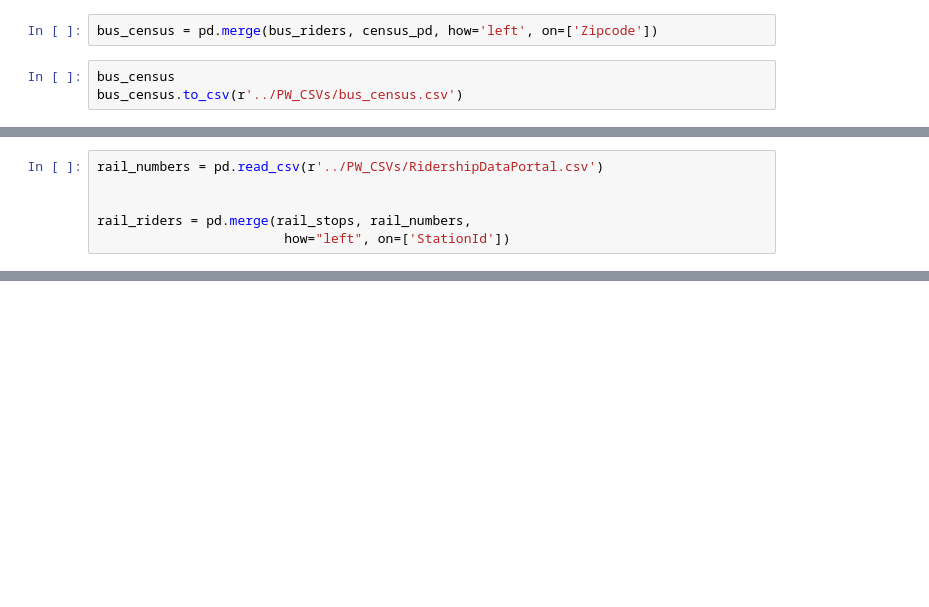
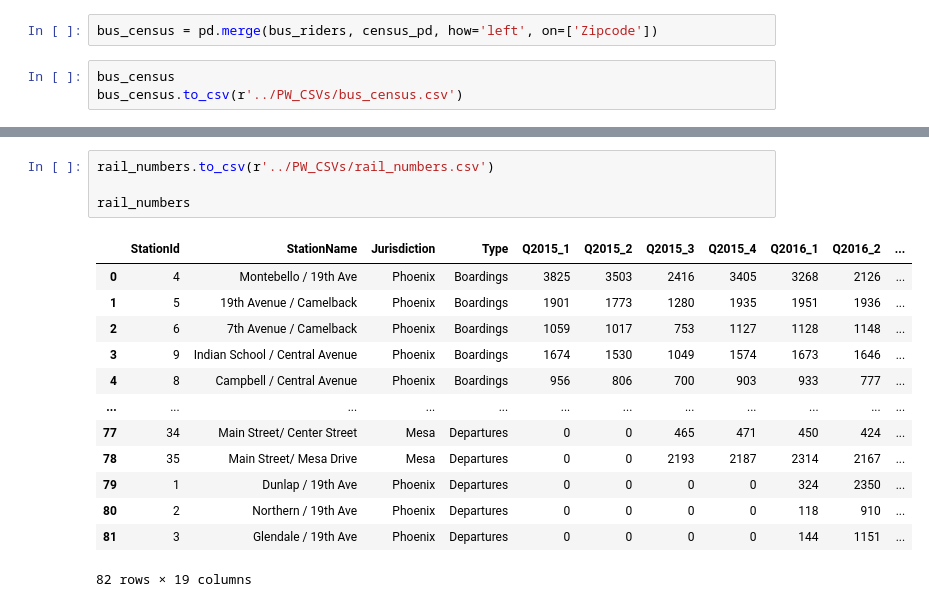
Before and after one commit to phil-wew/group_project1, a Jupyter notebook: PW/PW_ValleyMetro_all_Ridership.ipynb, the cells around one changed output, grey strips where cells are left out. Drawn from its saved outputs; the diff is of its cells as text; blank space fills up the shorter version.

```diff
--- a/PW/PW_ValleyMetro_all_Ridership.ipynb
+++ b/PW/PW_ValleyMetro_all_Ridership.ipynb
@@ -190,6 +233,0 @@ rail_numbers
-# %%
-rail_numbers = pd.read_csv(r'../PW_CSVs/RidershipDataPortal.csv')
-
-
-rail_riders = pd.merge(rail_stops, rail_numbers,
-                        how="left", on=['StationId'])
@@ -196,3 +242,21 @@ rail_riders = pd.merge(rail_stops, rail_numbers,
+# %%
+rail_numbers.to_csv(r'../PW_CSVs/rail_numbers.csv')
+
+rail_numbers
+# %% [output]
+|  | StationId | StationName | Jurisdiction | Type | Q2015_1 | Q2015_2 | Q2015_3 | Q2015_4 | Q2016_1 | Q2016_2 | ... |
+| 0 | 4 | Montebello / 19th Ave | Phoenix | Boardings | 3825 | 3503 | 2416 | 3405 | 3268 | 2126 | ... |
+| 1 | 5 | 19th Avenue / Camelback | Phoenix | Boardings | 1901 | 1773 | 1280 | 1935 | 1951 | 1936 | ... |
+| 2 | 6 | 7th Avenue / Camelback | Phoenix | Boardings | 1059 | 1017 | 753 | 1127 | 1128 | 1148 | ... |
+| 3 | 9 | Indian School / Central Avenue | Phoenix | Boardings | 1674 | 1530 | 1049 | 1574 | 1673 | 1646 | ... |
+| 4 | 8 | Campbell / Central Avenue | Phoenix | Boardings | 956 | 806 | 700 | 903 | 933 | 777 | ... |
+| ... | ... | ... | ... | ... | ... | ... | ... | ... | ... | ... | ... |
+| 77 | 34 | Main Street/ Center Street | Mesa | Departures | 0 | 0 | 465 | 471 | 450 | 424 | ... |
+| 78 | 35 | Main Street/ Mesa Drive | Mesa | Departures | 0 | 0 | 2193 | 2187 | 2314 | 2167 | ... |
+| 79 | 1 | Dunlap / 19th Ave | Phoenix | Departures | 0 | 0 | 0 | 0 | 324 | 2350 | ... |
+| 80 | 2 | Northern / 19th Ave | Phoenix | Departures | 0 | 0 | 0 | 0 | 118 | 910 | ... |
+| 81 | 3 | Glendale / 19th Ave | Phoenix | Departures | 0 | 0 | 0 | 0 | 144 | 1151 | ... |
+82 rows × 19 columns
 # %%
 rail_stops
 # %% [output]
```
Also changed, not shown: parts of 19 cells of this notebook.
